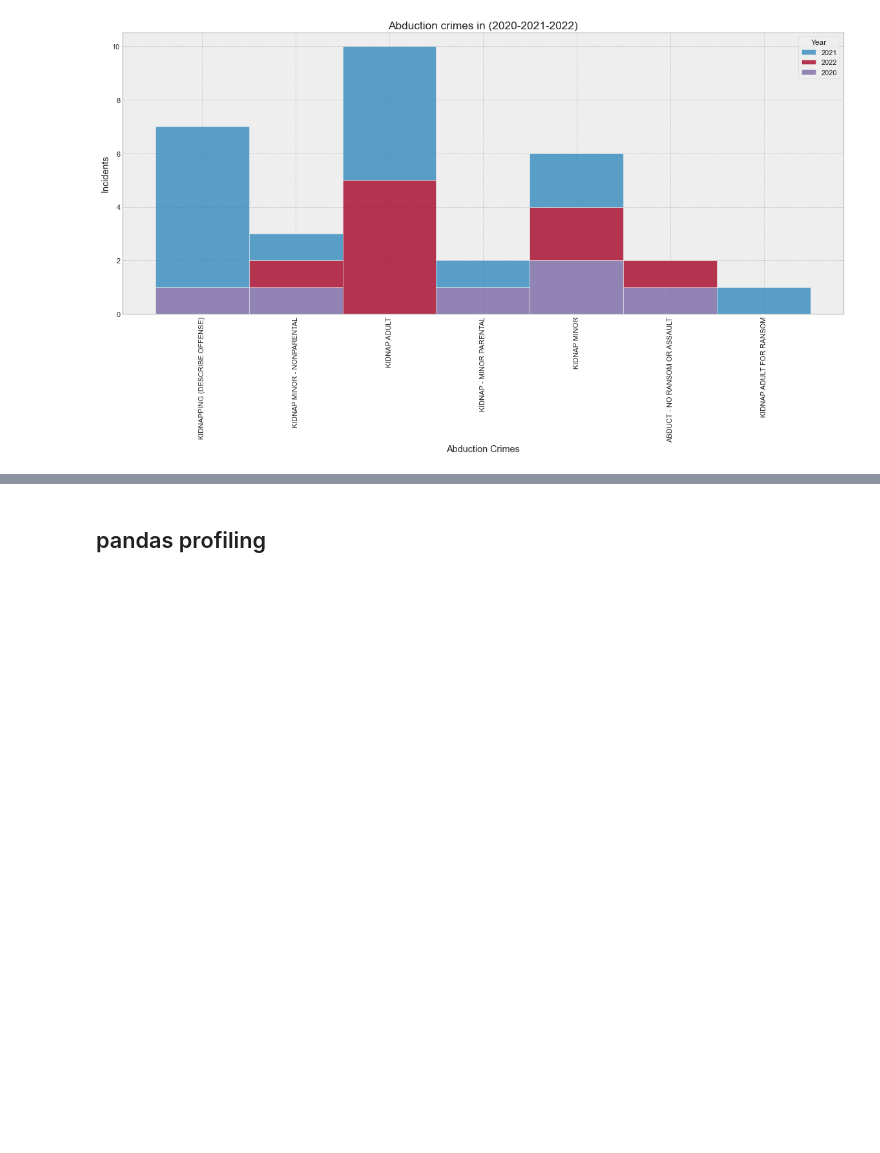
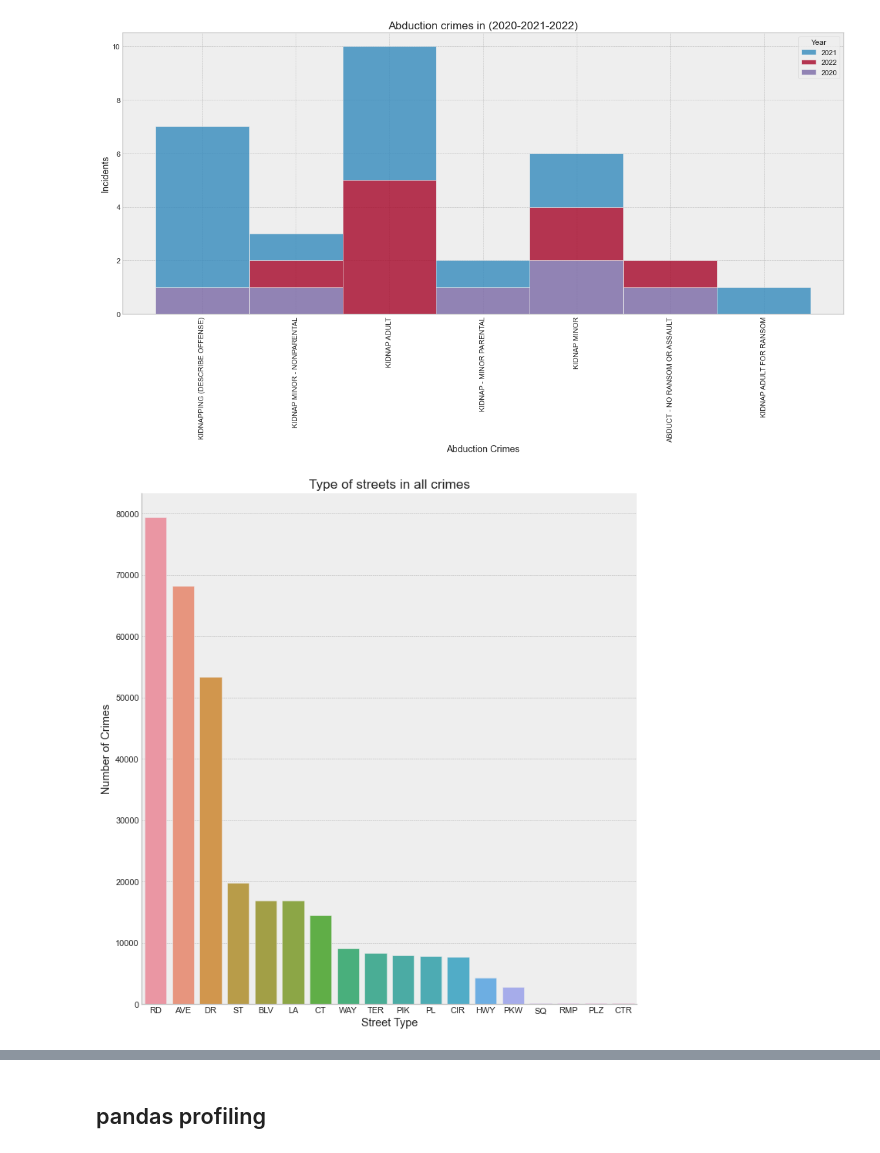
Before and after one commit to GhadahMajid/Bootcamp-Project-2-Crime-Dataset-EDA, a Jupyter notebook: Project2_Notebook.ipynb, the cells around one changed output, grey strips where cells are left out. Saved outputs shown, nothing was run; the diff lists cells and outputs as text; code cells hidden in the pictures; blank space fills up the shorter version.

```diff
--- a/Project2_Notebook.ipynb
+++ b/Project2_Notebook.ipynb
@@ -353,3 +354,16 @@ plt.ylabel('Incidents')
 plt.xticks(rotation=90);
 # %% [output]
 [figure]
+# %%
+#7
+sns.catplot(
+    data=df, # Data
+    kind="count", # Chart to use
+    x="Street Type", # X axis
+    order=df['Street Type'].value_counts().iloc[:18].index,
+    height=10
+)
+plt.ylabel('Number of Crimes')
+plt.title("Type of streets in all crimes");
+# %% [output]
+[figure, added]
```
Also changed, not shown: parts of 16 cells of this notebook.
